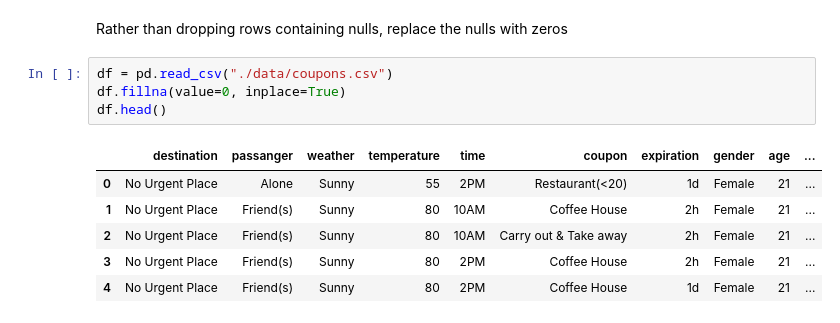
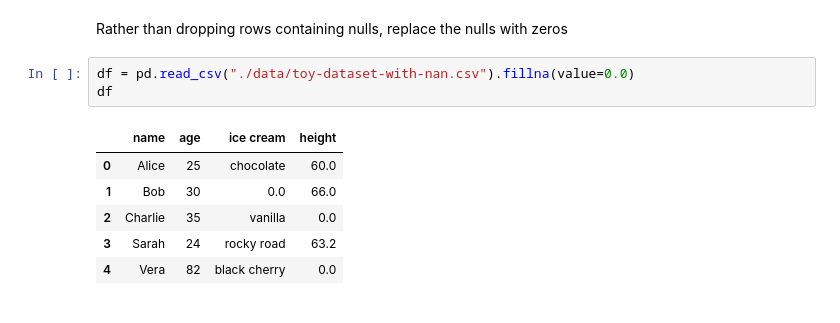
Before and after one commit to johnmarcovici/demo-notebooks, a Jupyter notebook: pandas_demos.ipynb, the cells around one changed output. Drawn from its saved outputs; the diff is of its cells as text.

Commit message:
Use a smaller dataset for nulls

```diff
--- a/pandas_demos.ipynb
+++ b/pandas_demos.ipynb
@@ -286,13 +314,12 @@ True
 # %% [markdown]
 Rather than dropping rows containing nulls, replace the nulls with zeros
 # %%
-df = pd.read_csv("./data/coupons.csv")
-df.fillna(value=0, inplace=True)
-df.head()
+df = pd.read_csv("./data/toy-dataset-with-nan.csv").fillna(value=0.0)
+df
 # %% [output]
-|  | destination | passanger | weather | temperature | time | coupon | expiration | gender | age | ... |
-| 0 | No Urgent Place | Alone | Sunny | 55 | 2PM | Restaurant(<20) | 1d | Female | 21 | ... |
-| 1 | No Urgent Place | Friend(s) | Sunny | 80 | 10AM | Coffee House | 2h | Female | 21 | ... |
-| 2 | No Urgent Place | Friend(s) | Sunny | 80 | 10AM | Carry out & Take away | 2h | Female | 21 | ... |
-| 3 | No Urgent Place | Friend(s) | Sunny | 80 | 2PM | Coffee House | 2h | Female | 21 | ... |
-| 4 | No Urgent Place | Friend(s) | Sunny | 80 | 2PM | Coffee House | 1d | Female | 21 | ... |
+|  | name | age | ice cream | height |
+| 0 | Alice | 25 | chocolate | 60.0 |
+| 1 | Bob | 30 | 0.0 | 66.0 |
+| 2 | Charlie | 35 | vanilla | 0.0 |
+| 3 | Sarah | 24 | rocky road | 63.2 |
+| 4 | Vera | 82 | black cherry | 0.0 |
```
Also changed, not shown: parts of 9 cells of this notebook, 1 other file.
